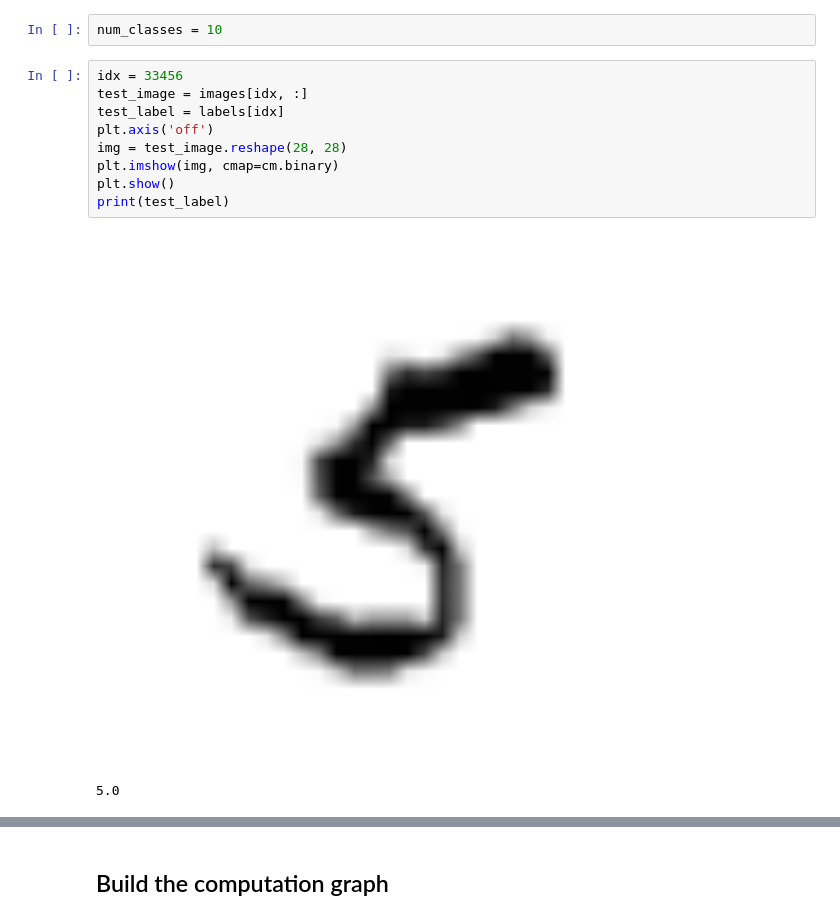
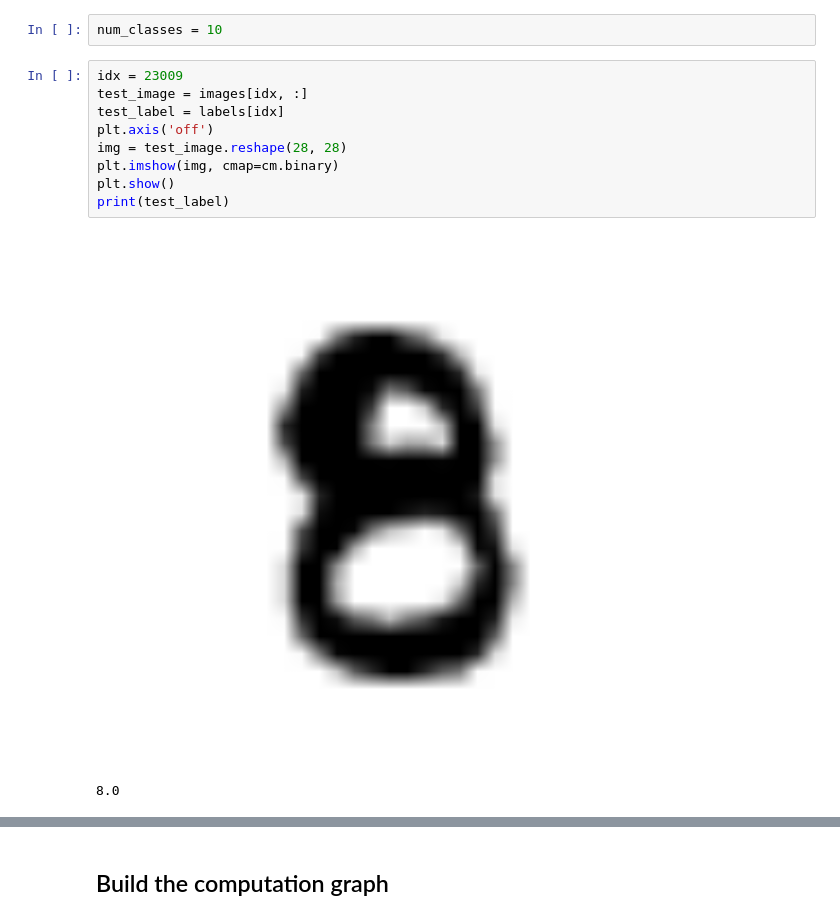
Before and after one commit to brandoncgay/Kaggle_DigitRecognizer, a Jupyter notebook: DigitRecognizer.ipynb, the cells around one changed output, grey strips where cells are left out. Cells and saved outputs as stored; diff of their text form.

```diff
--- a/DigitRecognizer.ipynb
+++ b/DigitRecognizer.ipynb
@@ -37,17 +37,17 @@ np.unique(labels, return_counts=True)
 # %%
 num_classes = 10
 # %%
-idx = 33456
+idx = 23009
 test_image = images[idx, :]
 test_label = labels[idx]
 plt.axis('off')
 img = test_image.reshape(28, 28)
 plt.imshow(img, cmap=cm.binary)
 plt.show()
 print(test_label)
 # %% [output]
-[figure, old version]
+[figure, new version]
-5.0
+8.0
 # %%
 from sklearn.preprocessing import OneHotEncoder
 from sklearn.cross_validation import train_test_split
```
Also changed, not shown: parts of 22 cells of this notebook.
